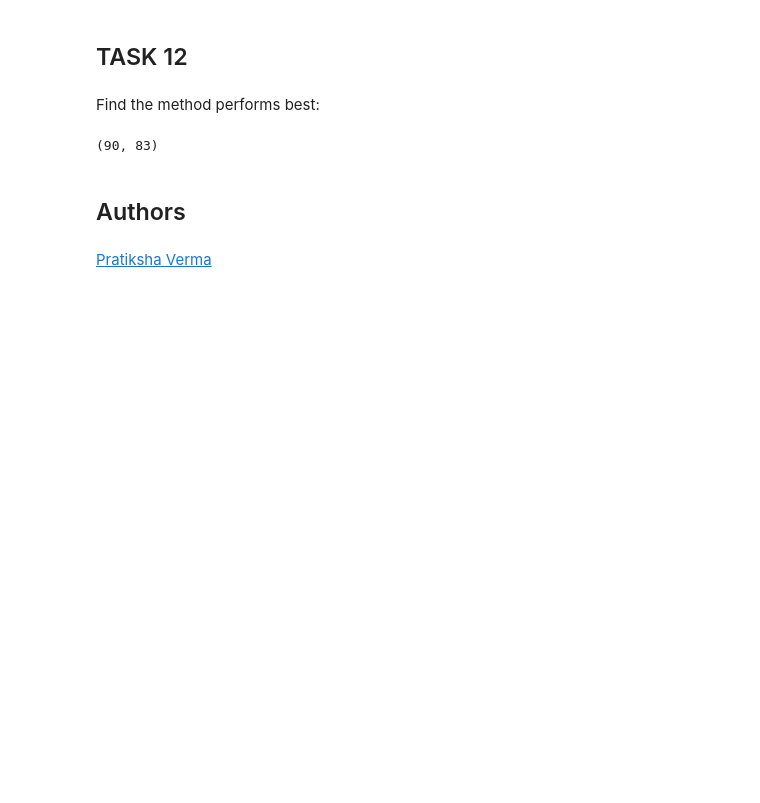
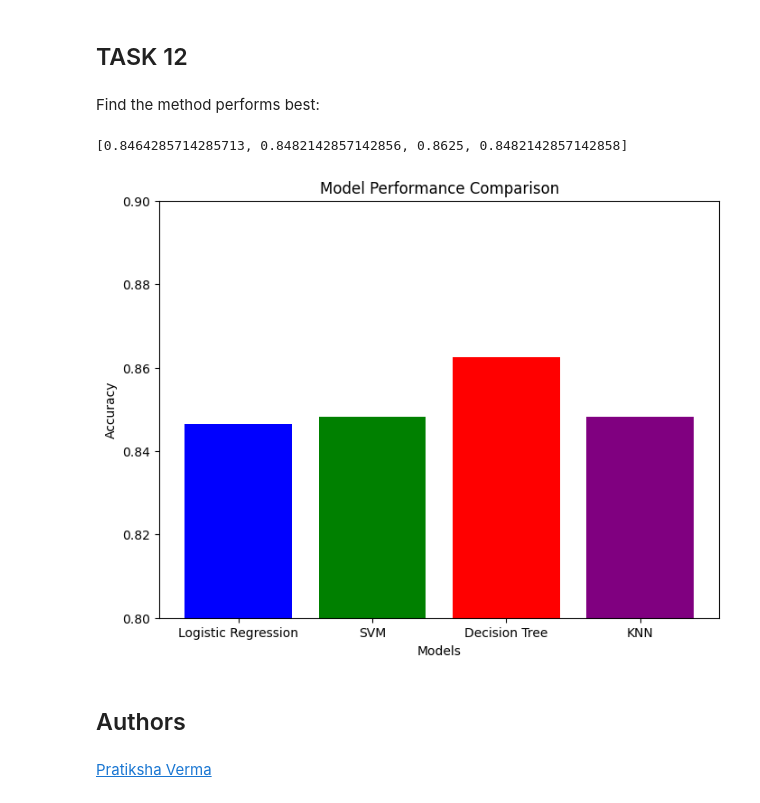
Before and after one commit to hongsangwu/ibmds, a Jupyter notebook: SpaceX_Machine Learning Prediction_Part_5.ipynb, the cells around one changed output. Drawn from its saved outputs; the diff is of its cells as text; code cells hidden in the pictures; blank space fills up the shorter version.

```diff
--- a/SpaceX_Machine Learning Prediction_Part_5.ipynb
+++ b/SpaceX_Machine Learning Prediction_Part_5.ipynb
@@ -373,11 +375,27 @@ plot_confusion_matrix(Y_test,yhat)
 ## TASK  12
 # %% [markdown]
 Find the method performs best:
-# %%
-#tree_cv 0.8888888888888888
-X.shape
-# %% [output]
-(90, 83)
+# %%
+import matplotlib.pyplot as plt
+
+# Accuracy values for each model (you can replace these with actual results)
+models = ['Logistic Regression', 'SVM', 'Decision Tree', 'KNN']
+#accuracies = [0.89, 0.87, 0.83, 0.85]  # Example values
+accuracies = [logreg_cv.best_score_, svm_cv.best_score_, tree_cv.best_score_, knn_cv.best_score_]
+print(accuracies)
+
+plt.figure(figsize=(8, 6))
+plt.bar(models, accuracies, color=['blue', 'green', 'red', 'purple'])
+
+plt.xlabel('Models')
+plt.ylabel('Accuracy')
+plt.title('Model Performance Comparison')
+
+plt.ylim([0.8, 0.9])  # Adjust y-axis limits for better visualization
+plt.show()
+# %% [output]
+[0.8464285714285713, 0.8482142857142856, 0.8625, 0.8482142857142858]
+[figure, added]
 # %% [markdown]
 ## Authors
 # %% [markdown]
```
Also changed, not shown: parts of 5 cells of this notebook.
